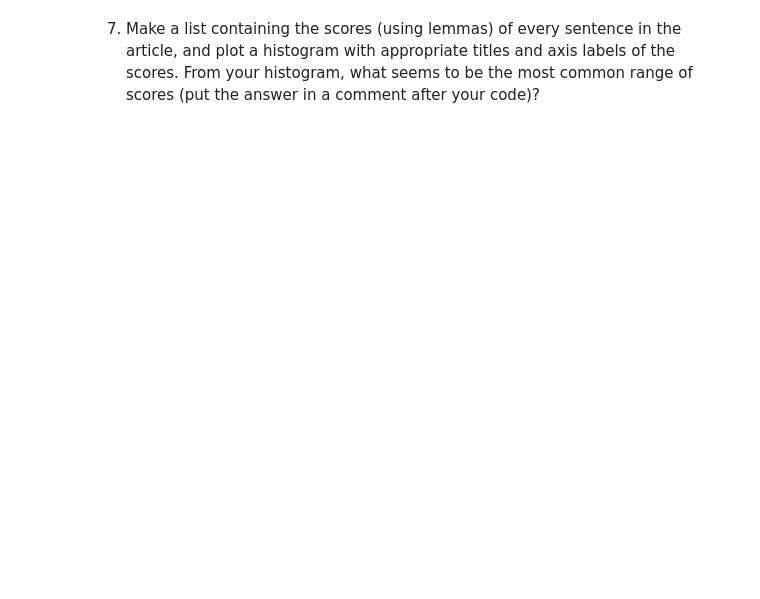
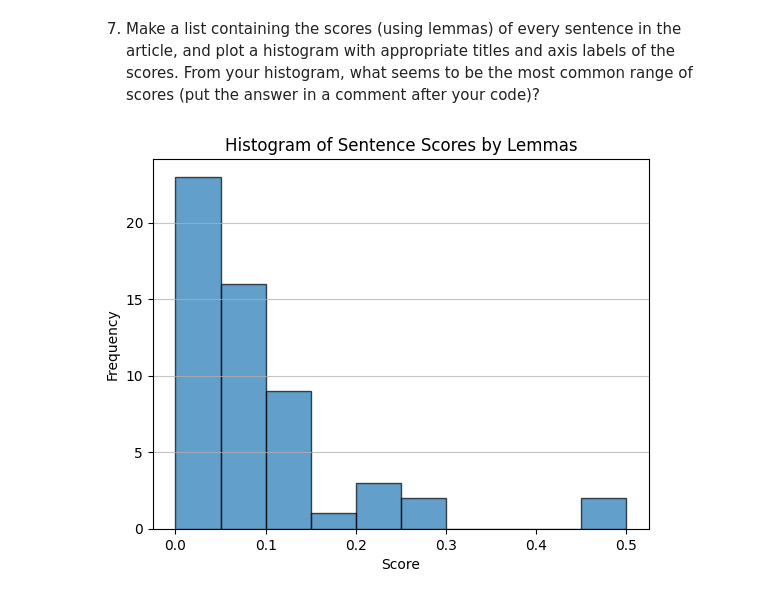
Before and after one commit to JBtallgrass/web-scraping, a Jupyter notebook: web-scraping.ipynb, the cells around one changed output. Drawn from its saved outputs; the diff is of its cells as text; code cells hidden in the pictures; blank space fills up the shorter version.

```diff
--- a/web-scraping.ipynb
+++ b/web-scraping.ipynb
@@ -120,4 +312,48 @@ You may find some of the code from the in class notes useful; feel free to use m
 # %% [markdown]
 7. Make a list containing the scores (using lemmas) of every sentence in the article, and plot a histogram with appropriate titles and axis labels of the scores.  From your histogram, what seems to be the most common range of scores (put the answer in a comment after your code)?
+# %%
+# Load the article HTML from the .pkl file
+input_file = "laser_headlights_article.pkl"  # Update the path if necessary
+with open(input_file, "rb") as f:
+    article_html = pickle.load(f)
+
+# Parse the HTML using BeautifulSoup and extract the text
+soup = BeautifulSoup(article_html, 'html.parser')
+article_text = soup.get_text()
+
+# Load spaCy pipeline
+nlp = spacy.load("en_core_web_sm")
+doc = nlp(article_text)
+
+# Define the lemma scoring method
+def score_sentence_by_lemma(sentence, interesting_lemmas):
+    """
+    Scores a sentence based on the frequency of interesting lemmas.
+    """
+    doc = nlp(sentence)
+    total_words = len([token for token in doc if not token.is_punct and not token.is_space])
+    if total_words == 0:
+        return 0  # Avoid division by zero
+    interesting_count = sum(1 for token in doc if token.lemma_.lower() in interesting_lemmas)
+    return interesting_count / total_words
+
+# Example frequent lemmas (replace with actual from earlier analysis if needed)
+frequent_lemmas = ["laser", "headlight", "light", "system", "technology"]
+
+# Calculate scores for all sentences in the article using lemmas
+sentence_lemma_scores = [score_sentence_by_lemma(sent.text, frequent_lemmas) for sent in doc.sents]
+
+# Plot a histogram of the lemma scores
+plt.hist(sentence_lemma_scores, bins=10, edgecolor='black', alpha=0.7)
+plt.title("Histogram of Sentence Scores by Lemmas")
+plt.xlabel("Score")
+plt.ylabel("Frequency")
+plt.grid(axis='y', alpha=0.75)
+plt.show()
+
+# Most common range of scores will be visually identified from the histogram.
+# Example: The most common range appears to be 0.0 to 0.1.
+# %% [output]
+[figure, added]
 # %% [markdown]
 8. Which tokens and lexems would be ommitted from the lists generated in questions 3 and 4 if we only wanted to consider nouns as interesting words?  How might we change the code to only consider nouns? Put your answer in this Markdown cell (you can edit it by double clicking it).
```
Also changed, not shown: parts of 10 cells of this notebook.
